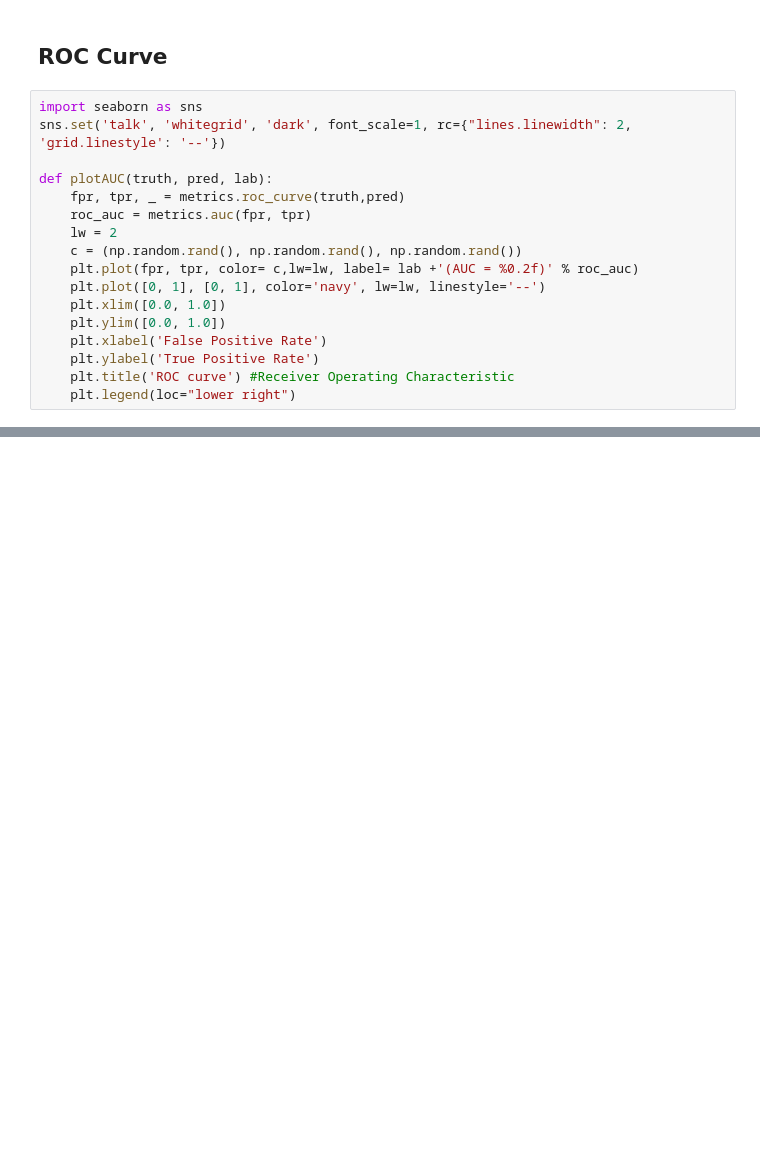
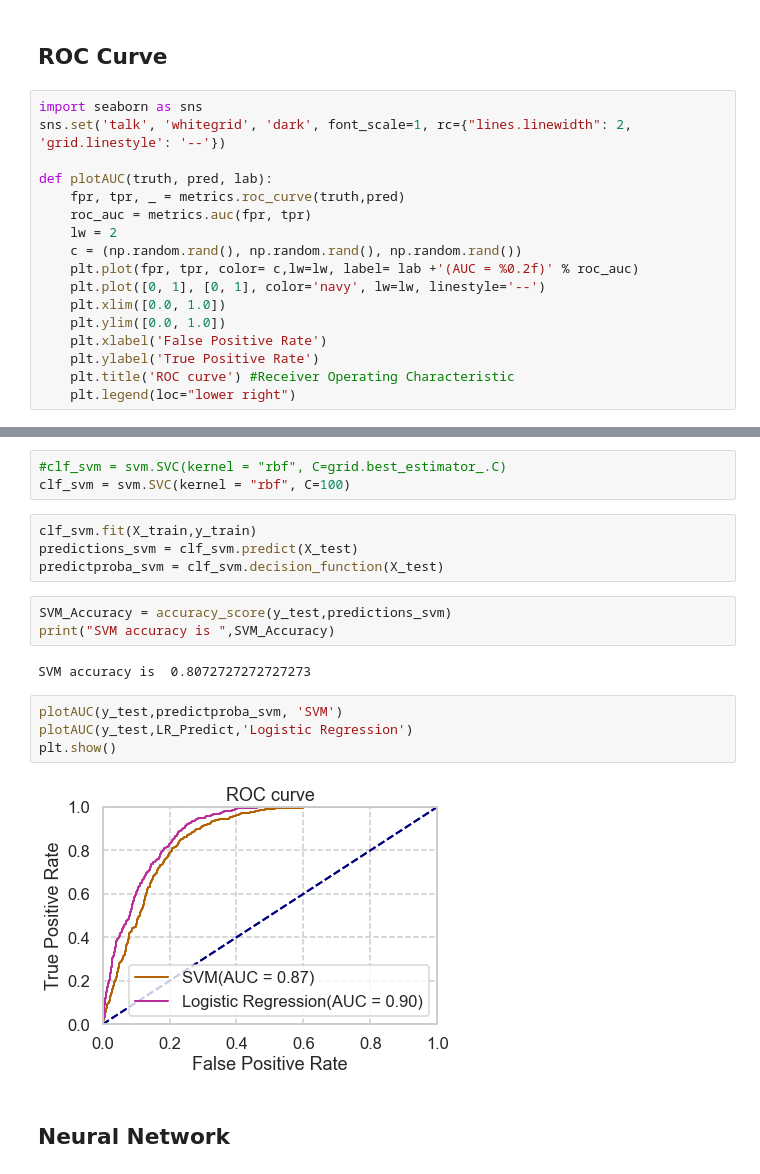
Before and after one commit to ywchiu/ctbcpy, a Jupyter notebook: Demo20190603.ipynb, the cells around one changed output, grey strips where cells are left out. Saved outputs shown, nothing was run; the diff lists cells and outputs as text; blank space fills up the shorter version.

```diff
--- a/Demo20190603.ipynb
+++ b/Demo20190603.ipynb
@@ -772,0 +804,20 @@ plt.show()
+# %%
+#clf_svm = svm.SVC(kernel = "rbf", C=grid.best_estimator_.C)
+clf_svm = svm.SVC(kernel = "rbf", C=100)
+# %%
+clf_svm.fit(X_train,y_train)
+predictions_svm = clf_svm.predict(X_test)
+predictproba_svm = clf_svm.decision_function(X_test)
+# %%
+SVM_Accuracy = accuracy_score(y_test,predictions_svm)
+print("SVM accuracy is ",SVM_Accuracy)
+# %% [output]
+SVM accuracy is  0.8072727272727273
+# %%
+plotAUC(y_test,predictproba_svm, 'SVM')
+plotAUC(y_test,LR_Predict,'Logistic Regression')
+plt.show()
+# %% [output]
+[figure, added]
+# %% [markdown]
+## Neural Network
```
Also changed, not shown: parts of 21 cells of this notebook.
